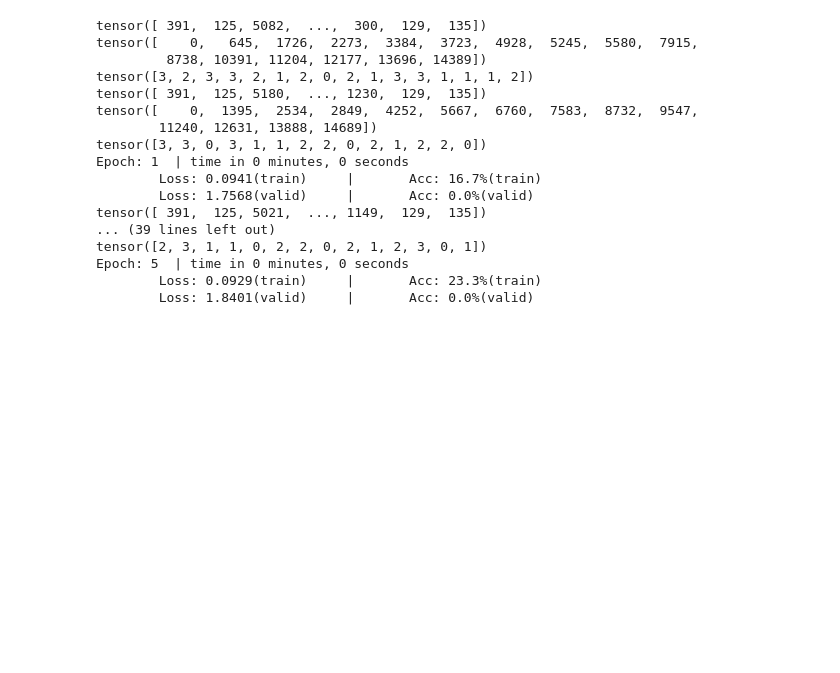
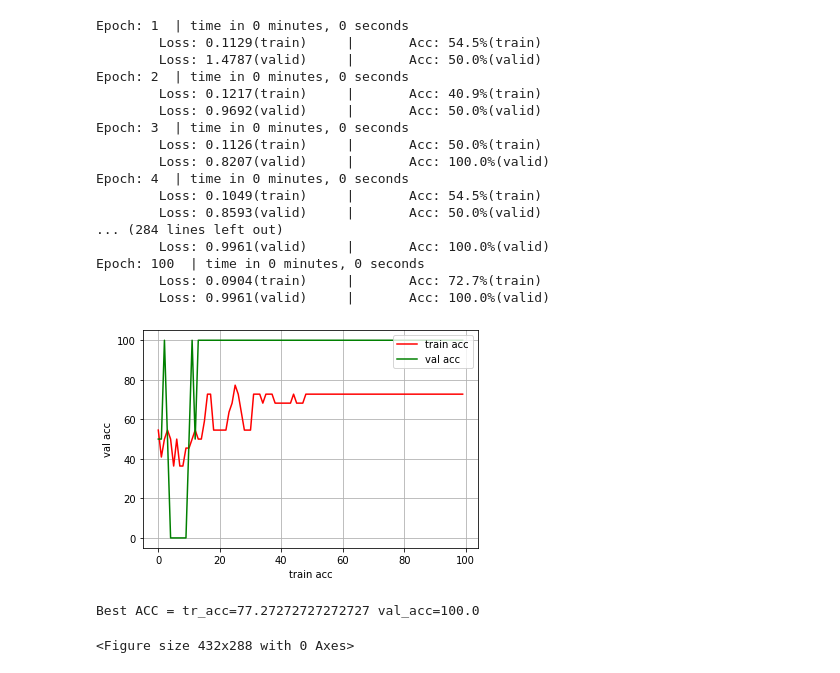
Before and after one commit to mingtatuNCTU/Smoking_Status_Detection, a Jupyter notebook: Smoking Status Detection_TextSentiment.ipynb, the cells around one changed output. Cells and saved outputs as stored; diff of their text form; code cells hidden in the pictures; blank space fills up the shorter version.

```diff
--- a/Smoking Status Detection_TextSentiment.ipynb
+++ b/Smoking Status Detection_TextSentiment.ipynb
@@ -376,7 +380,7 @@ def test(data_):
 
 import time
 from torch.utils.data.dataset import random_split
-N_EPOCHS = 5
+N_EPOCHS = 100
 min_valid_loss = float('inf')
 
 criterion = torch.nn.CrossEntropyLoss().to(device)
@@ -387,6 +391,15 @@ train_len = int(len(train_dataset) * 0.95)
 sub_train_, sub_valid_ = \
     random_split(train_dataset, [train_len, len(train_dataset) - train_len])
 
+
+TrLOSS = []
+TrACC = []
+ValLOSS = []
+ValACC = []
+
+TOPACC = 0
+TOPInfo = ""
+
 for epoch in range(N_EPOCHS):
 
     start_time = time.time()
@@ -396,25 +409,57 @@ for epoch in range(N_EPOCHS):
     secs = int(time.time() - start_time)
     mins = secs / 60
     secs = secs % 60
+    TrLOSS.append(train_loss)
+    TrACC.append(train_acc * 100)
+    ValLOSS.append(valid_loss)
+    ValACC.append(valid_acc * 100)
+    if train_acc * 100 > TOPACC :
+        TOPACC = train_acc * 100
+        torch.save(model, 'Bestmodel.pkl')
+        TOPInfo = "tr_acc={} val_acc={}".format(TOPACC,valid_acc * 100)
 
     print('Epoch: %d' %(epoch + 1), " | time in %d minutes, %d seconds" %(mins, secs))
     print(f'\tLoss: {train_loss:.4f}(train)\t|\tAcc: {train_acc * 100:.1f}%(train)')
     print(f'\tLoss: {valid_loss:.4f}(valid)\t|\tAcc: {valid_acc * 100:.1f}%(valid)')
 # %% [output]
-tensor([ 391,  125, 5082,  ...,  300,  129,  135])
-tensor([    0,   645,  1726,  2273,  3384,  3723,  4928,  5245,  5580,  7915,
-         8738, 10391, 11204, 12177, 13696, 14389])
-tensor([3, 2, 3, 3, 2, 1, 2, 0, 2, 1, 3, 3, 1, 1, 1, 2])
-tensor([ 391,  125, 5180,  ..., 1230,  129,  135])
-tensor([    0,  1395,  2534,  2849,  4252,  5667,  6760,  7583,  8732,  9547,
-        11240, 12631, 13888, 14689])
-tensor([3, 3, 0, 3, 1, 1, 2, 2, 0, 2, 1, 2, 2, 0])
 Epoch: 1  | time in 0 minutes, 0 seconds
-        Loss: 0.0941(train)     |       Acc: 16.7%(train)
-        Loss: 1.7568(valid)     |       Acc: 0.0%(valid)
-tensor([ 391,  125, 5021,  ..., 1149,  129,  135])
-... (39 lines left out)
-tensor([2, 3, 1, 1, 0, 2, 2, 0, 2, 1, 2, 3, 0, 1])
-Epoch: 5  | time in 0 minutes, 0 seconds
-        Loss: 0.0929(train)     |       Acc: 23.3%(train)
-        Loss: 1.8401(valid)     |       Acc: 0.0%(valid)
+        Loss: 0.1129(train)     |       Acc: 54.5%(train)
+        Loss: 1.4787(valid)     |       Acc: 50.0%(valid)
+Epoch: 2  | time in 0 minutes, 0 seconds
+        Loss: 0.1217(train)     |       Acc: 40.9%(train)
+        Loss: 0.9692(valid)     |       Acc: 50.0%(valid)
+Epoch: 3  | time in 0 minutes, 0 seconds
+        Loss: 0.1126(train)     |       Acc: 50.0%(train)
+        Loss: 0.8207(valid)     |       Acc: 100.0%(valid)
+Epoch: 4  | time in 0 minutes, 0 seconds
+        Loss: 0.1049(train)     |       Acc: 54.5%(train)
+        Loss: 0.8593(valid)     |       Acc: 50.0%(valid)
+... (284 lines left out)
+        Loss: 0.9961(valid)     |       Acc: 100.0%(valid)
+Epoch: 100  | time in 0 minutes, 0 seconds
+        Loss: 0.0904(train)     |       Acc: 72.7%(train)
+        Loss: 0.9961(valid)     |       Acc: 100.0%(valid)
+# %%
+# print(TrLOSS)
+# print(TrACC)
+# print(ValLOSS)
+# print(ValACC)
+import matplotlib.pyplot as plt
+from matplotlib.font_manager import FontProperties
+
+def Draw(dataA,Alabel,dataB,Blabel):
+    plt.plot(dataA, 'r', label=Alabel)
+    plt.plot(dataB, 'g', label=Blabel)
+    plt.grid(True)
+    plt.xlabel(Alabel)
+    plt.ylabel(Blabel)
+    plt.legend(loc="upper right")
+    plt.show()
+    plt.figure()
+
+Draw(TrACC,'train acc',ValACC,'val acc')
+print("Best ACC = "+str(TOPInfo))
+# %% [output]
+[figure, added]
+Best ACC = tr_acc=77.27272727272727 val_acc=100.0
+<Figure size 432x288 with 0 Axes>
```
Also changed, not shown: parts of 3 cells of this notebook, 5 other files.
